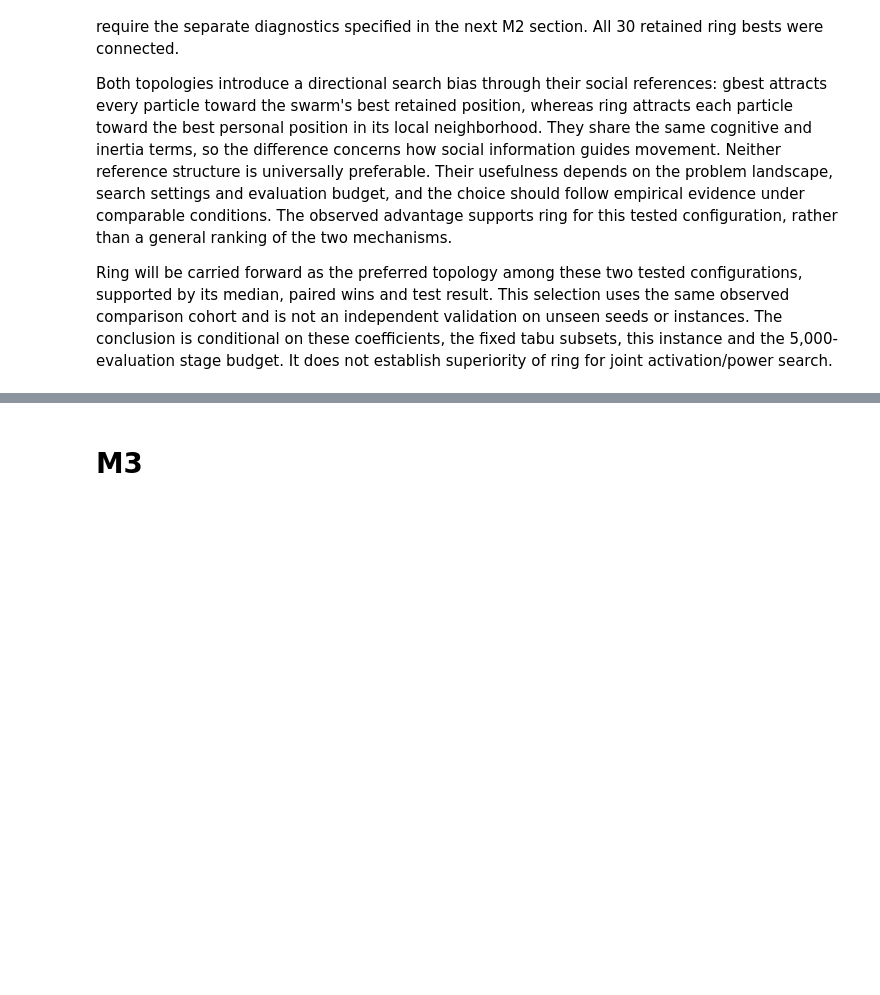
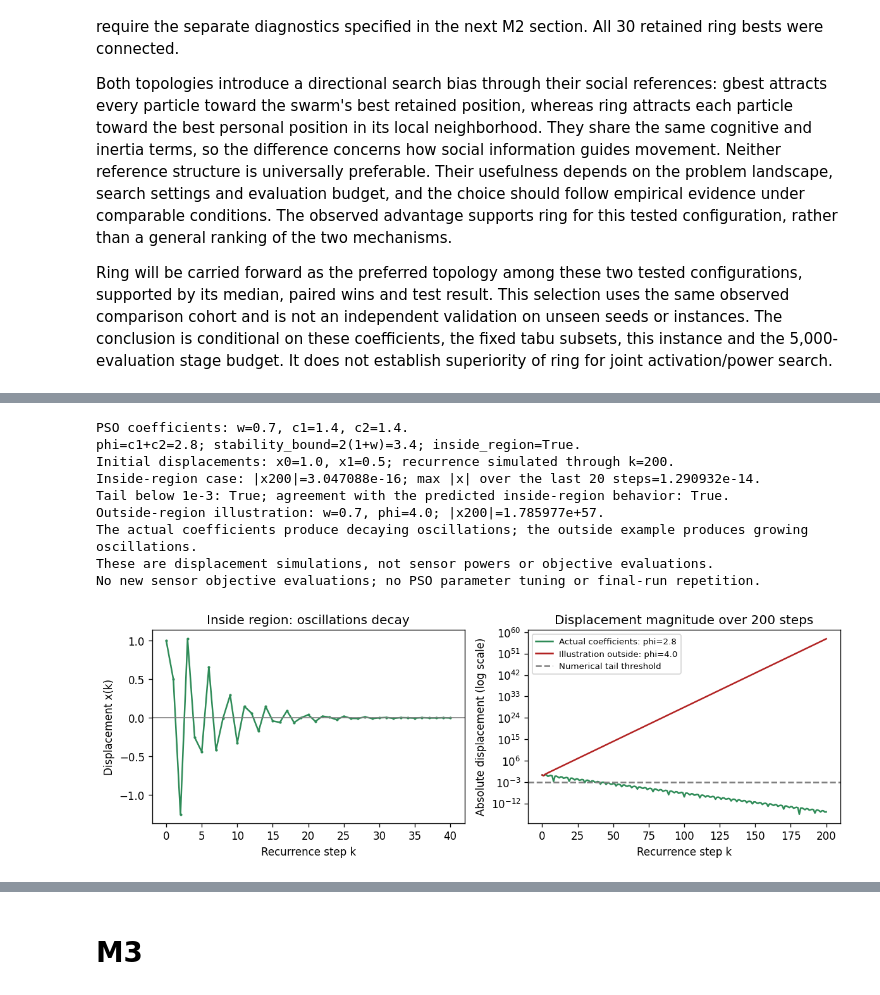
Before and after one commit to eldeivid420/advancedAlgorithmsBio2026, a Jupyter notebook: notebooks/tc6035-A01748760.ipynb, the cells around one changed output, grey strips where cells are left out. Saved outputs shown, nothing was run; the diff lists cells and outputs as text; code cells hidden in the pictures; blank space fills up the shorter version.

Commit message:
Verify deterministic PSO stability and explain displacement convergence

```diff
--- a/notebooks/tc6035-A01748760.ipynb
+++ b/notebooks/tc6035-A01748760.ipynb
@@ -3949,0 +3979,69 @@ Ring will be carried forward as the preferred topology among these two tested co
+# %%
+phi = PSO_PARAMS["c1"] + PSO_PARAMS["c2"]
+stability_bound = 2 * (1 + PSO_PARAMS["w"])
+inside_region = bool(0 <= PSO_PARAMS["w"] < 1 and 0 < phi < stability_bound)
+
+
+def recurrence_trace(w, phi, steps=200, x0=1.0, x1=0.5):
+    if steps < 2:
+        raise ValueError("At least two steps are required.")
+    displacement = np.empty(steps + 1)
+    displacement[:2] = [x0, x1]
+    for k in range(1, steps):
+        displacement[k+1] = (1+w-phi)*displacement[k] - w*displacement[k-1]
+    return displacement
+
+
+def recurrence_final(w, phi, steps=200):
+    return float(abs(recurrence_trace(w, phi, steps)[-1]))
+
+
+stability_trace = recurrence_trace(PSO_PARAMS["w"], phi)
+final = recurrence_final(PSO_PARAMS["w"], phi)
+stability_tail_max = float(np.max(np.abs(stability_trace[-20:])))
+converged = bool(np.isfinite(final) and stability_tail_max < 1e-3)
+
+# One illustrative coefficient pair outside the region; no optimizer is run.
+outside_phi = 4.0
+outside_trace = recurrence_trace(PSO_PARAMS["w"], outside_phi)
+outside_final = float(abs(outside_trace[-1]))
+assert np.allclose(stability_trace[:4], [1., .5, -1.25, 1.025])
+assert inside_region and converged
+assert outside_phi > stability_bound and outside_final > 1e6
+assert np.array_equal(recurrence_trace(0., 1.)[2:], np.zeros(199))
+
+print(f"PSO coefficients: w={PSO_PARAMS['w']}, c1={PSO_PARAMS['c1']}, c2={PSO_PARAMS['c2']}.")
+print(f"phi=c1+c2={phi:.1f}; stability_bound=2(1+w)={stability_bound:.1f}; inside_region={inside_region}.")
+print("Initial displacements: x0=1.0, x1=0.5; recurrence simulated through k=200.")
+print(f"Inside-region case: |x200|={final:.6e}; max |x| over the last 20 steps={stability_tail_max:.6e}.")
+print(f"Tail below 1e-3: {converged}; agreement with the predicted inside-region behavior: {inside_region == converged}.")
+print(f"Outside-region illustration: w={PSO_PARAMS['w']}, phi={outside_phi}; |x200|={outside_final:.6e}.")
+print("The actual coefficients produce decaying oscillations; the outside example produces growing oscillations.")
+print("These are displacement simulations, not sensor powers or objective evaluations.")
+print("No new sensor objective evaluations; no PSO parameter tuning or final-run repetition.")
+
+fig, axes = plt.subplots(1, 2, figsize=(10, 3.5))
+k = np.arange(len(stability_trace))
+axes[0].plot(k[:41], stability_trace[:41], marker=".", ms=3, color="seagreen")
+axes[0].axhline(0, color="gray", lw=1)
+axes[0].set(title="Inside region: oscillations decay", xlabel="Recurrence step k", ylabel="Displacement x(k)")
+axes[1].semilogy(k, np.maximum(np.abs(stability_trace), 1e-30), color="seagreen", label="Actual coefficients: phi=2.8")
+axes[1].semilogy(k, np.maximum(np.abs(outside_trace), 1e-30), color="firebrick", label="Illustration outside: phi=4.0")
+axes[1].axhline(1e-3, color="gray", ls="--", label="Numerical tail threshold")
+axes[1].set(title="Displacement magnitude over 200 steps", xlabel="Recurrence step k", ylabel="Absolute displacement (log scale)")
+axes[1].legend(fontsize=8)
+fig.tight_layout()
+Path("figures").mkdir(exist_ok=True)
+fig.savefig("figures/m2_stability.png", dpi=120, bbox_inches="tight")
+plt.show()
+# %% [output]
+PSO coefficients: w=0.7, c1=1.4, c2=1.4.
+phi=c1+c2=2.8; stability_bound=2(1+w)=3.4; inside_region=True.
+Initial displacements: x0=1.0, x1=0.5; recurrence simulated through k=200.
+Inside-region case: |x200|=3.047088e-16; max |x| over the last 20 steps=1.290932e-14.
+Tail below 1e-3: True; agreement with the predicted inside-region behavior: True.
+Outside-region illustration: w=0.7, phi=4.0; |x200|=1.785977e+57.
+The actual coefficients produce decaying oscillations; the outside example produces growing oscillations.
+These are displacement simulations, not sensor powers or objective evaluations.
+No new sensor objective evaluations; no PSO parameter tuning or final-run repetition.
+[figure, added]
```
Also changed, not shown: parts of 5 cells of this notebook, 1 other file.
